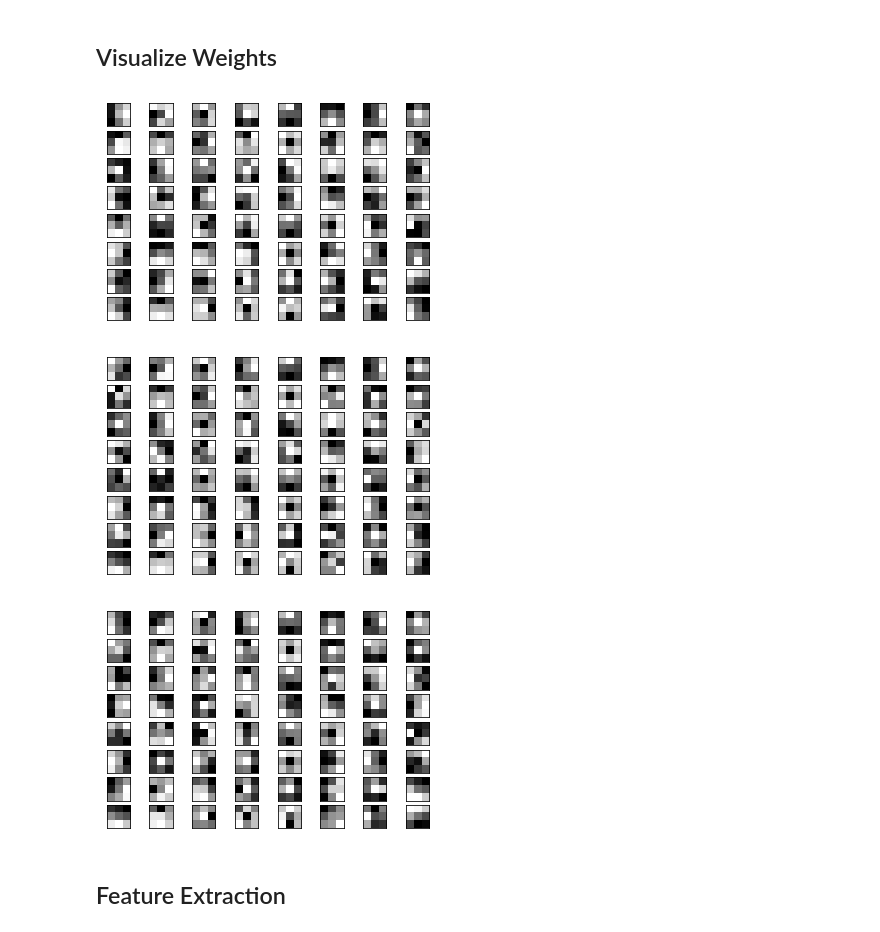
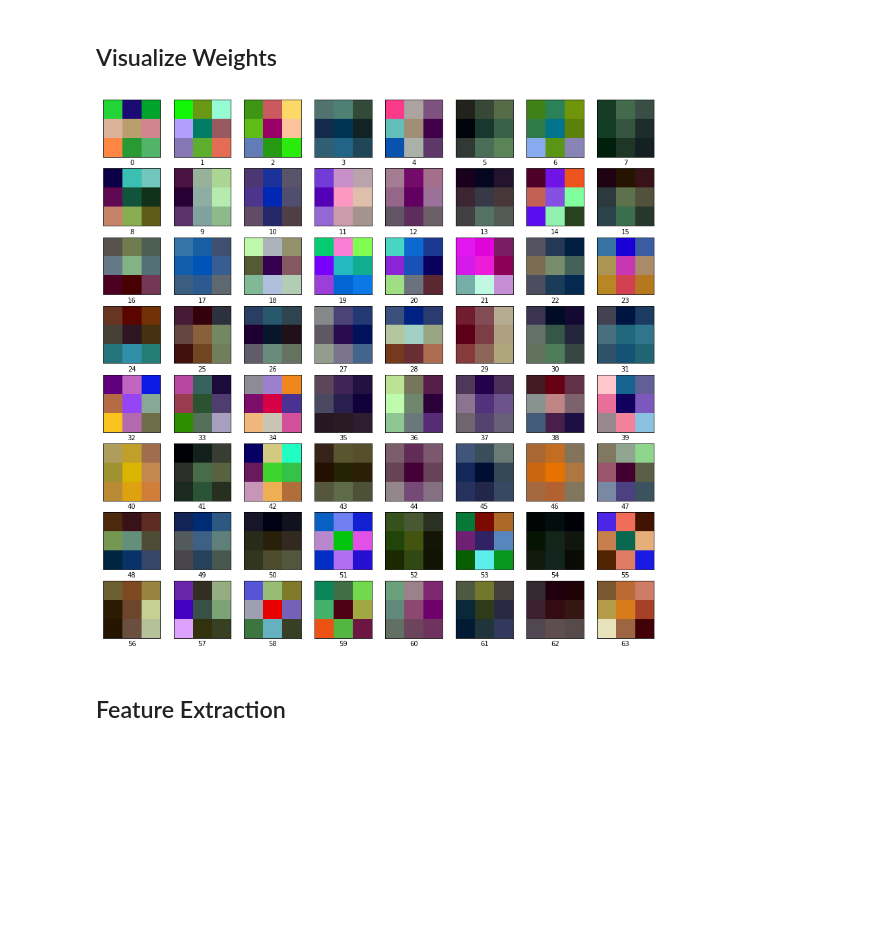
Before and after one commit to Xinyang622/PA3, a Jupyter notebook: Part2.ipynb, the cells around one changed output. Drawn from its saved outputs; the diff is of its cells as text; code cells hidden in the pictures; blank space fills up the shorter version.

```diff
--- a/Part2.ipynb
+++ b/Part2.ipynb
@@ -414,7 +397,7 @@ class One_layer(nn.Module):
 model1 = One_layer()
 model1.cuda()
 
-image = images[1,:,:,:].view(1,3,224,224)
+image = images[5,:,:,:].view(1,3,224,224)
 image = Variable(image.cuda())
 
 outputs = model1(image)
@@ -423,7 +406,8 @@ outputs = model1(image)
 fig, axes = plt.subplots(8, 8, figsize=(15,15))
 for i, ax in enumerate(axes.flat):
     # plot the image
-    ax.imshow(outputs[0,i,:,:].data.cpu().numpy(), cmap='gray')
+    ax.imshow(outputs[0,i,:,:].data.cpu().numpy())
+    ax.set_xlabel(i)
 
     ax.set_xticks([])
     ax.set_yticks([])
@@ -454,11 +438,11 @@ image = Variable(image.cuda())
 outputs = model2(image)
 
 # Create figure with sub-plots.
-for j in range(8):
-    fig, axes = plt.subplots(8, 8, figsize=(15,15))
+for j in range(2):
+    fig, axes = plt.subplots(16, 16, figsize=(10,10))
     for i, ax in enumerate(axes.flat):
         # plot the image
-        ax.imshow(outputs[0,j*64+i,:,:].data.cpu().numpy(), cmap='gray')
+        ax.imshow(outputs[0,j*256+i,:,:].data.cpu().numpy())
 
         ax.set_xticks([])
         ax.set_yticks([])
@@ -477,20 +455,21 @@ for j in range(8):
 ## Visualize Weights
 # %%
 # Create figure with sub-plots.
-for channel in range(3):
-    fig, axes = plt.subplots(8, 8)
-    for i, ax in enumerate(axes.flat):
-        # plot the image
-        ax.imshow(vgg16.features._modules['0'].weight[i,channel,:,:].data.cpu().numpy(), cmap='gray')
 
-        ax.set_xticks([])
-        ax.set_yticks([])
+fig, axes = plt.subplots(8, 8, figsize=(15,15))
+for i, ax in enumerate(axes.flat):
+    # plot the image
+    a = vgg16.features._modules['0'].weight[i,:,:,:].data.cpu().numpy()
+    a = a - a.min()
+    ax.imshow(a)
+    ax.set_xlabel(i)
 
-    plt.show()
+    ax.set_xticks([])
+    ax.set_yticks([])
+
+plt.show()
 # %% [output]
-[figure, old version]
+[figure, new version]
-[figure, removed]
-[figure, removed]
 # %% [markdown]
 ## Feature Extraction
 # %% [markdown]
```
Also changed, not shown: parts of 9 cells of this notebook.
